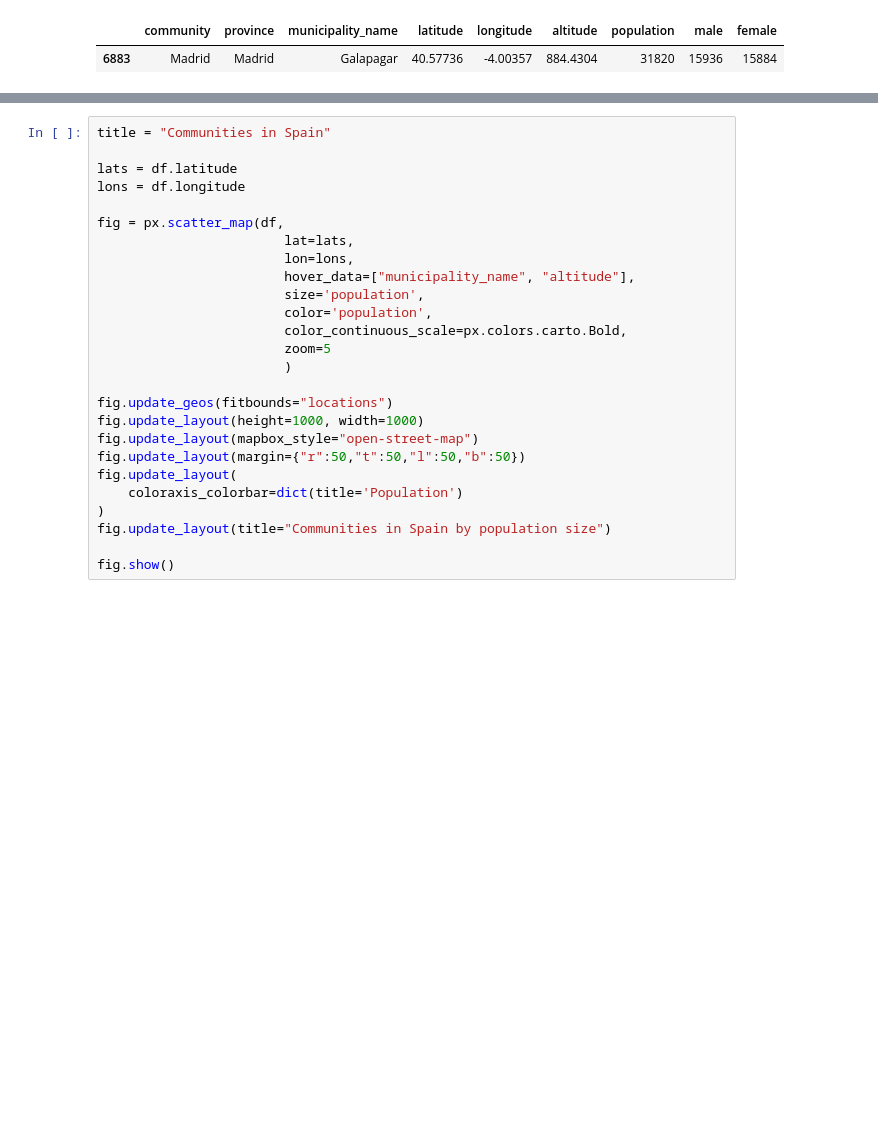
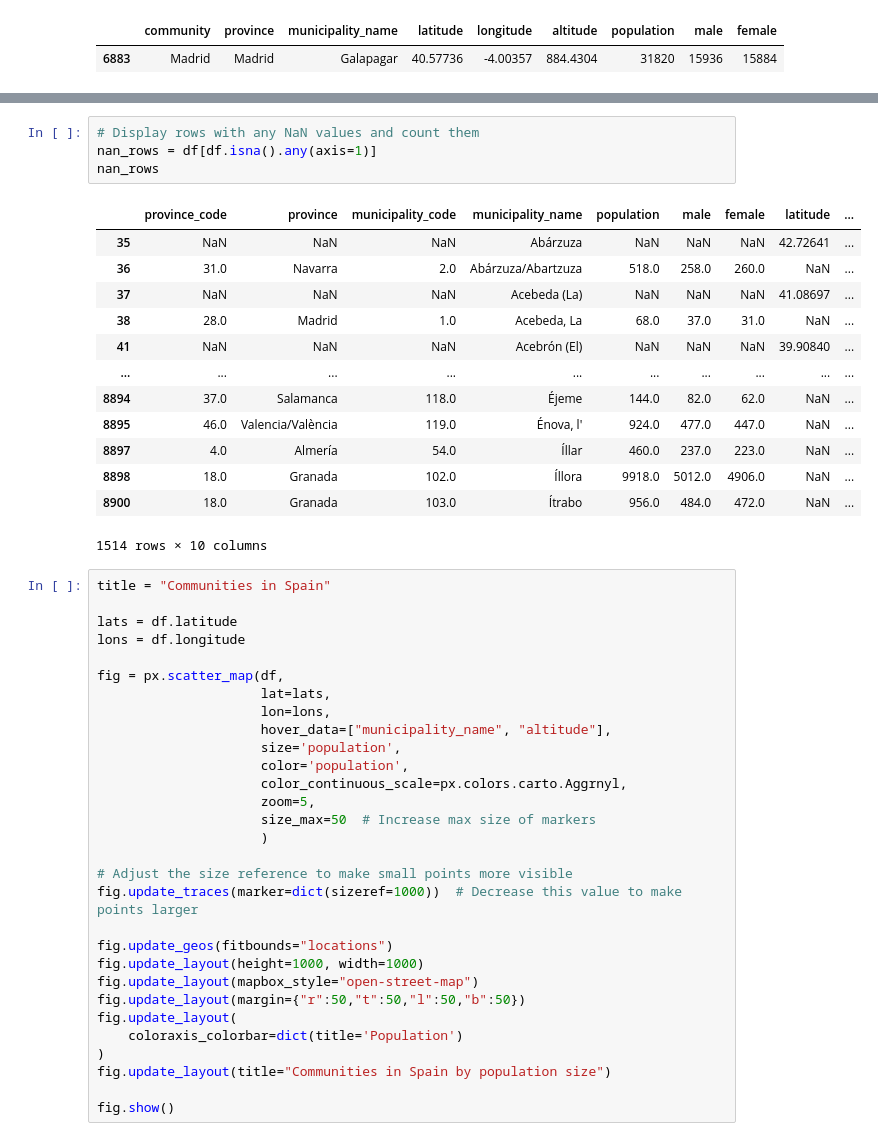
Before and after one commit to marimoysan/ml-pueblos, a Jupyter notebook: notebooks/eda.ipynb, the cells around one changed output, grey strips where cells are left out. Cells and saved outputs as stored; diff of their text form; blank space fills up the shorter version.

Commit message:
data setup and eda (#6)

```diff
--- a/notebooks/eda.ipynb
+++ b/notebooks/eda.ipynb
@@ -55,3 +87,21 @@ df[df["municipality_name"] == "Galapagar"]
+# %%
+# Display rows with any NaN values and count them
+nan_rows = df[df.isna().any(axis=1)]
+nan_rows
+# %% [output]
+|  | province_code | province | municipality_code | municipality_name | population | male | female | latitude | ... |
+| 35 | NaN | NaN | NaN | Abárzuza | NaN | NaN | NaN | 42.72641 | ... |
+| 36 | 31.0 | Navarra | 2.0 | Abárzuza/Abartzuza | 518.0 | 258.0 | 260.0 | NaN | ... |
+| 37 | NaN | NaN | NaN | Acebeda (La) | NaN | NaN | NaN | 41.08697 | ... |
+| 38 | 28.0 | Madrid | 1.0 | Acebeda, La | 68.0 | 37.0 | 31.0 | NaN | ... |
+| 41 | NaN | NaN | NaN | Acebrón (El) | NaN | NaN | NaN | 39.90840 | ... |
+| ... | ... | ... | ... | ... | ... | ... | ... | ... | ... |
+| 8894 | 37.0 | Salamanca | 118.0 | Éjeme | 144.0 | 82.0 | 62.0 | NaN | ... |
+| 8895 | 46.0 | Valencia/València | 119.0 | Énova, l' | 924.0 | 477.0 | 447.0 | NaN | ... |
+| 8897 | 4.0 | Almería | 54.0 | Íllar | 460.0 | 237.0 | 223.0 | NaN | ... |
+| 8898 | 18.0 | Granada | 102.0 | Íllora | 9918.0 | 5012.0 | 4906.0 | NaN | ... |
+| 8900 | 18.0 | Granada | 103.0 | Ítrabo | 956.0 | 484.0 | 472.0 | NaN | ... |
+1514 rows × 10 columns
 # %%
 title = "Communities in Spain"
 
@@ -59,14 +109,18 @@ lats = df.latitude
 lons = df.longitude
 
 fig = px.scatter_map(df,
-                        lat=lats,
-                        lon=lons,
-                        hover_data=["municipality_name", "altitude"],
-                        size='population',
-                        color='population',
-                        color_continuous_scale=px.colors.carto.Bold,
-                        zoom=5
-                        )
+                     lat=lats,
+                     lon=lons,
+                     hover_data=["municipality_name", "altitude"],
+                     size='population',
+                     color='population',
+                     color_continuous_scale=px.colors.carto.Aggrnyl,
+                     zoom=5,
+                     size_max=50  # Increase max size of markers
+                     )
+
+# Adjust the size reference to make small points more visible
+fig.update_traces(marker=dict(sizeref=1000))  # Decrease this value to make points larger
 
 fig.update_geos(fitbounds="locations")
 fig.update_layout(height=1000, width=1000)
```
Also changed, not shown: parts of 7 cells of this notebook.
